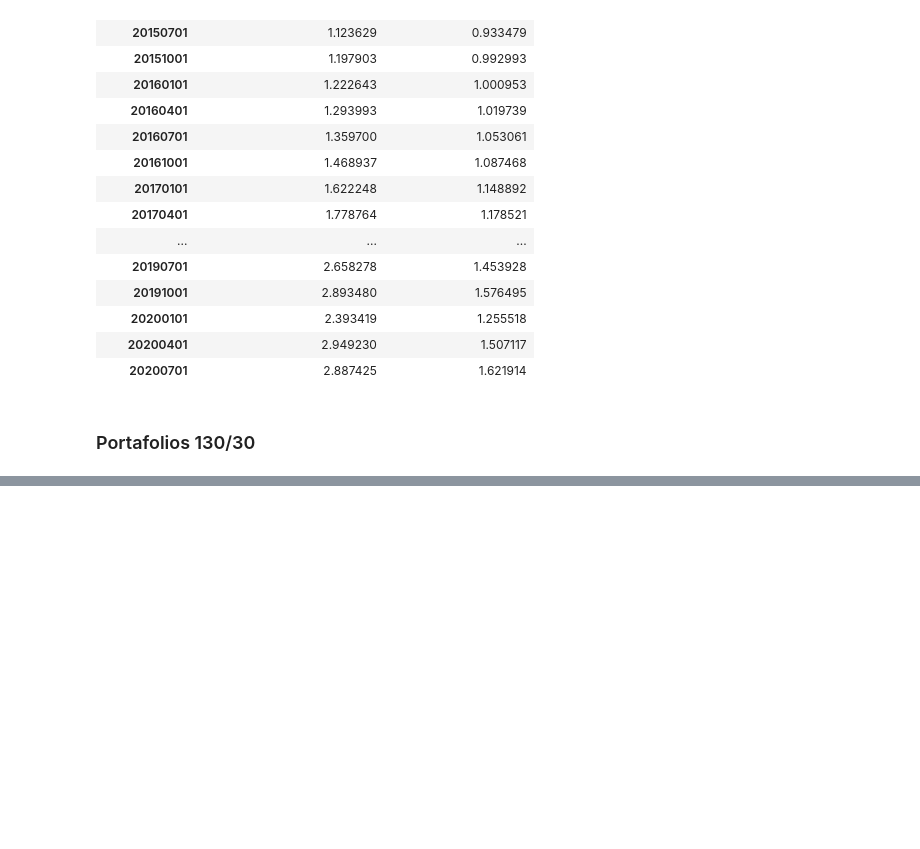
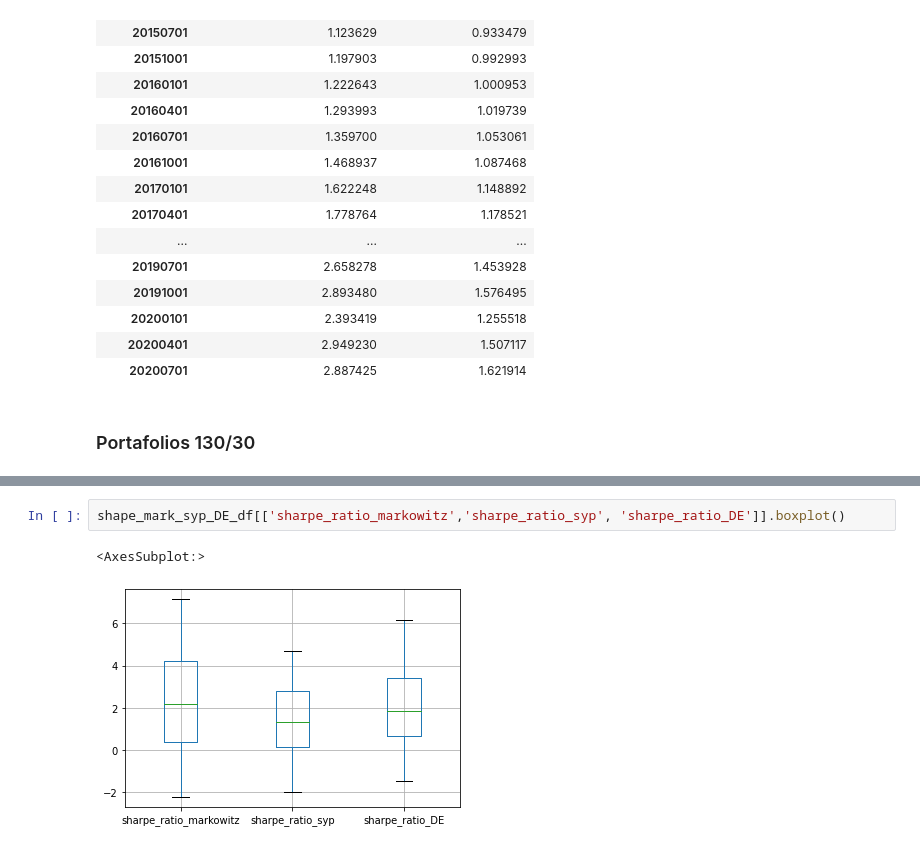
Before and after one commit to efvillar/Metaheuristic-Portfolio-Optimization, a Jupyter notebook: 1 Comparacion de Inversiones.ipynb, the cells around one changed output, grey strips where cells are left out. Saved outputs shown, nothing was run; the diff lists cells and outputs as text; blank space fills up the shorter version.

```diff
--- a/1 Comparacion de Inversiones.ipynb
+++ b/1 Comparacion de Inversiones.ipynb
@@ -780,0 +994,5 @@ rendimientos_acu[['retorno_trim_acum_markowitz','retorno_trim_acum_syp']]
+# %%
+shape_mark_syp_DE_df[['sharpe_ratio_markowitz','sharpe_ratio_syp', 'sharpe_ratio_DE']].boxplot()
+# %% [output]
+<AxesSubplot:>
+[figure, added]
```
Also changed, not shown: parts of 24 cells of this notebook, 3 other files.
